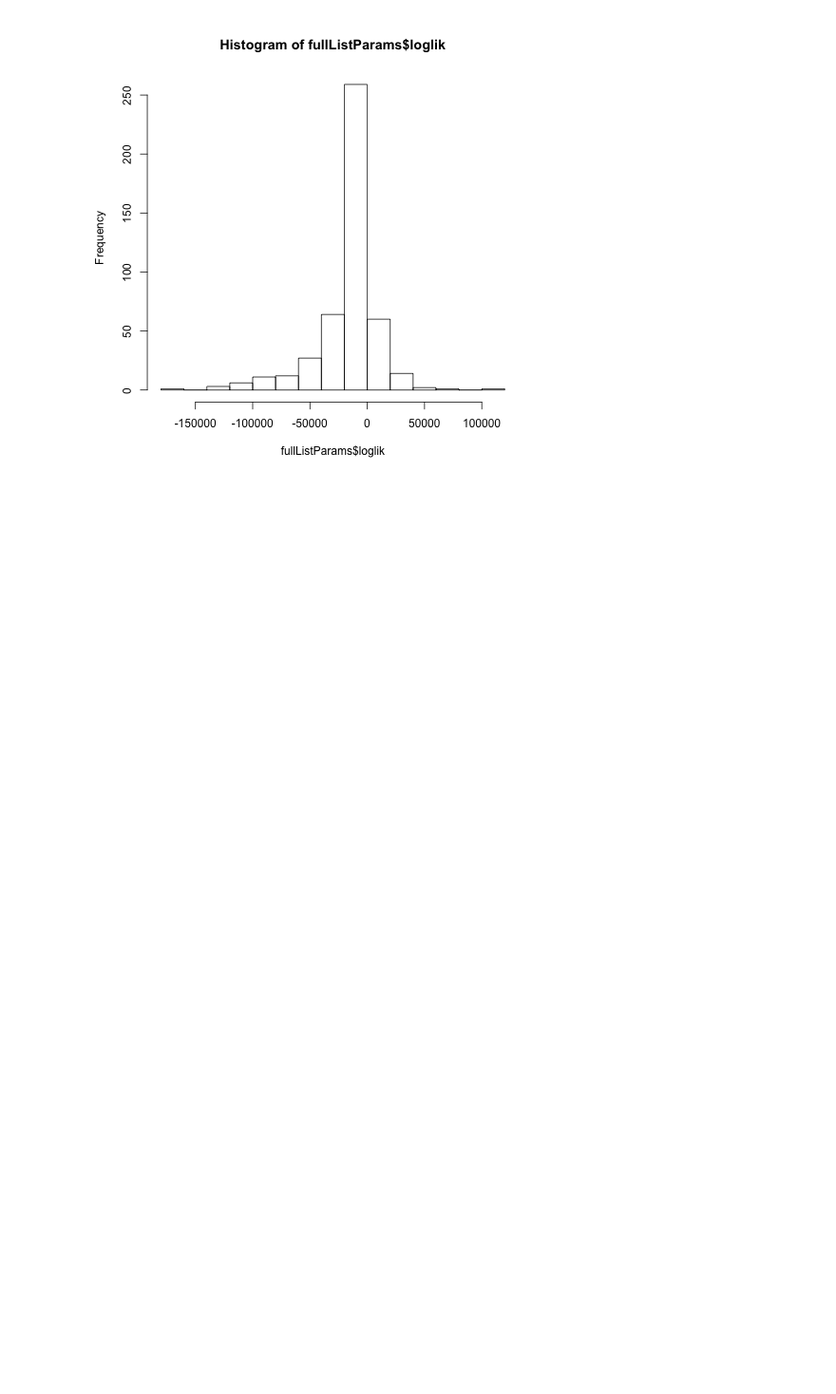
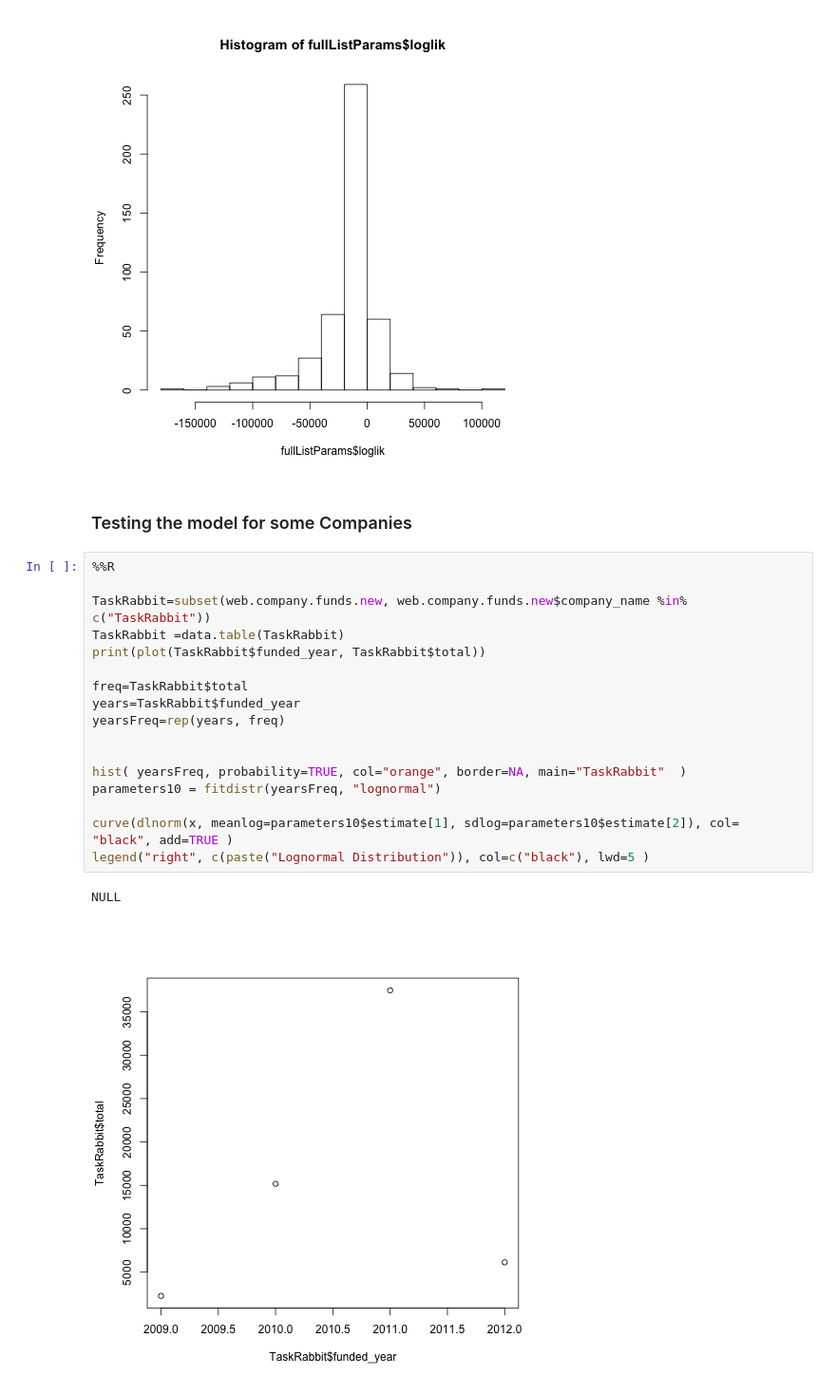
Before and after one commit to shivinkapur/crunchbase, a Jupyter notebook: datamodel1.ipynb, the cells around one changed output. Shown: that part at 95% size. Saved outputs shown, nothing was run; the diff lists cells and outputs as text; blank space fills up the shorter version.

Commit message:
Data Model almost finished. Confidence interval to be addressed

```diff
--- a/datamodel1.ipynb
+++ b/datamodel1.ipynb
@@ -689,3 +689,25 @@ Loading required package: lattice
 upper  mean lower
    NA    NA    NA
 [figure]
+# %% [markdown]
+### Testing the model for some Companies
+# %%
+%%R
+
+TaskRabbit=subset(web.company.funds.new, web.company.funds.new$company_name %in% c("TaskRabbit"))
+TaskRabbit =data.table(TaskRabbit)
+print(plot(TaskRabbit$funded_year, TaskRabbit$total))
+
+freq=TaskRabbit$total
+years=TaskRabbit$funded_year
+yearsFreq=rep(years, freq)
+
+
+hist( yearsFreq, probability=TRUE, col="orange", border=NA, main="TaskRabbit"  )
+parameters10 = fitdistr(yearsFreq, "lognormal")
+
+curve(dlnorm(x, meanlog=parameters10$estimate[1], sdlog=parameters10$estimate[2]), col= "black", add=TRUE )
+legend("right", c(paste("Lognormal Distribution")), col=c("black"), lwd=5 )
+# %% [output]
+NULL
+[figure, added]
```
Also changed, not shown: parts of 3 cells of this notebook, 1 other file.
